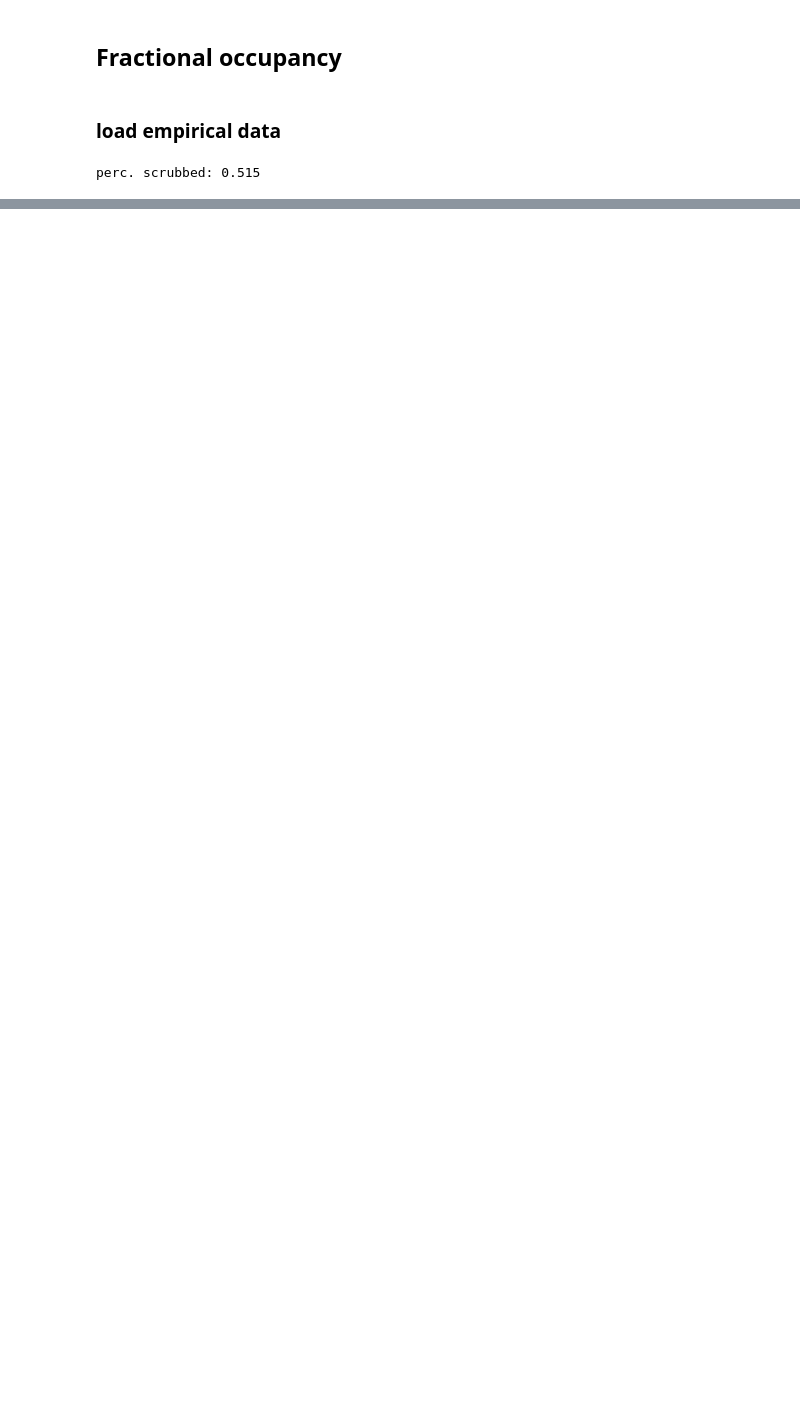
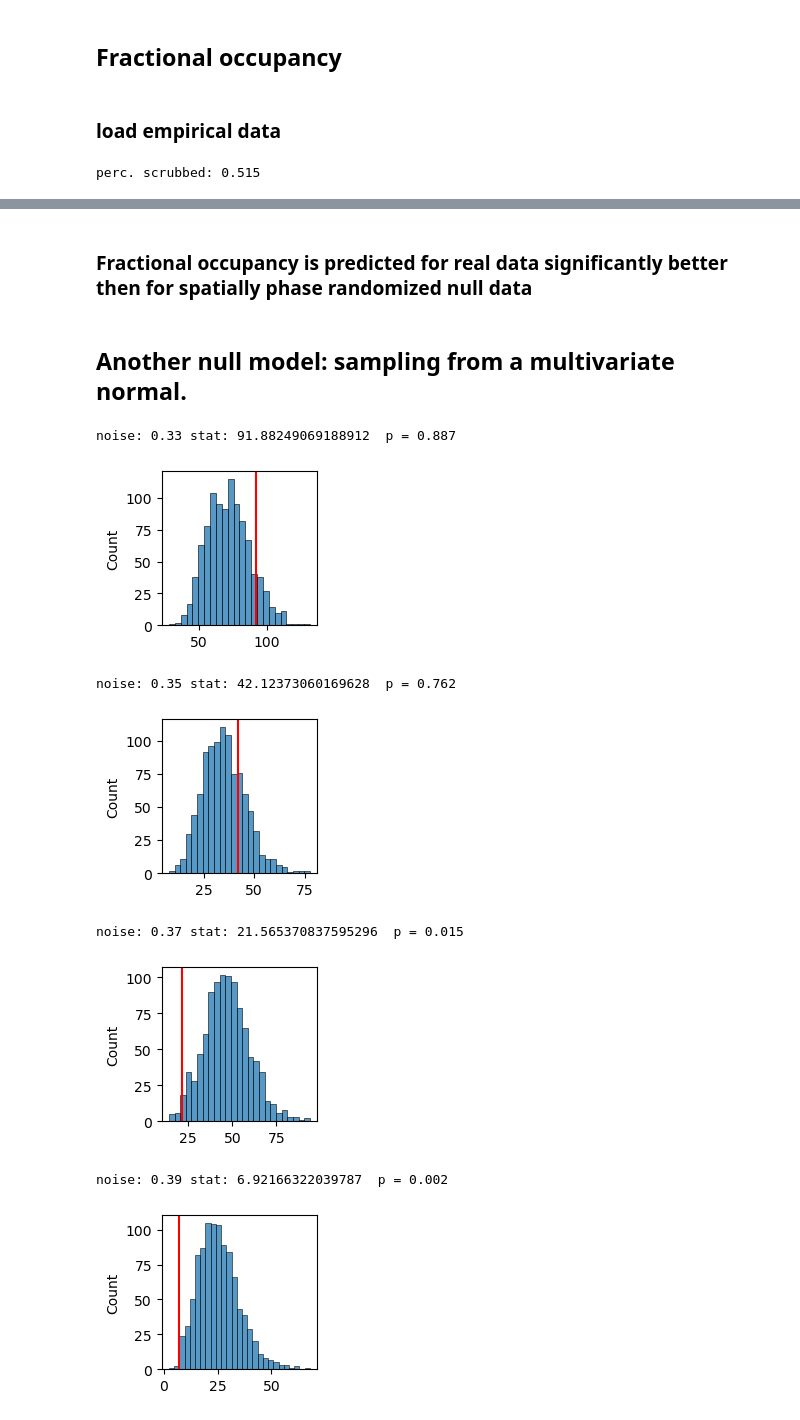
Before and after one commit to pni-lab/connattractor, a Jupyter notebook: notebooks/null_models.ipynb, the cells around one changed output, grey strips where cells are left out. Cells and saved outputs as stored; diff of their text form; code cells hidden in the pictures; blank space fills up the shorter version.

```diff
--- a/notebooks/null_models.ipynb
+++ b/notebooks/null_models.ipynb
@@ -132 +134,56 @@ noise: 0.39 stat: 6.897702779460083  p = 0.0
+# %% [markdown]
+### Fractional occupancy is predicted for real data significantly better then for spatially phase randomized null data
+# %% [markdown]
+## Another null model: sampling from a multivariate normal.
+# %%
+random = np.random.default_rng(42)
+
+connfile = '../data_in/ex_connectome_partial_correlation.csv'
+mtx = pd.read_csv(connfile).iloc[:, 1:]
+
+from scipy.stats import chisquare
+
+n_perm =1000
+
+for noise in [0.33, 0.35, 0.37, 0.39]:
+
+    # simulated
+    sim_states = hopfield_embeddings_all[noise].state_sample
+    sim_embedded = hopfield_embeddings_all[noise].embedding_model.transform(sim_states)[:, :2]
+    sim_attractor_states = hopfield_embeddings_all[noise].attractor_sample
+    label_sim, counts_sim = np.unique(sim_attractor_states, return_counts=True)
+
+    label_emp, counts_emp = np.unique(emp_attractor_labels[noise], return_counts=True)
+    true_test_stat = chisquare(counts_sim, counts_emp).statistic # the higher the stat the bigger the diff
+
+    # null distribution for simulated
+    test_stat_null = []
+    for i in range(n_perm):
+
+        all_ts_multivariate_normal = random.multivariate_normal(mean=np.repeat(0, mtx.shape[0]),
+                                                                cov=mtx.values,
+                                                                size=all_ts.shape[0])
+
+        embedded = hopfield_embeddings_all[noise].embedding_model.transform(all_ts_multivariate_normal)[:, :2]
+        # multivariate normal knows about the mean and std of the original distribution
+        # we must give equal chances: rescale it to have the same range as the fcHNN simulated data
+        embedded = (((embedded-np.mean(embedded)) / np.std(embedded)) * np.std(sim_embedded))+ np.mean(sim_embedded)
+        attractor_labels = hopfield_embeddings_all[noise].attractor_model.predict(embedded)
+        label_sim_null, counts_sim_null = np.unique(attractor_labels, return_counts=True)
+        test_stat_null.append(chisquare(counts_sim_null, counts_emp).statistic) # does this differ from empirical data?
+
+    plt.figure(figsize=(2,2))
+    sns.histplot(test_stat_null)
+    plt.axvline(true_test_stat, color='red')
+    print('noise:', noise, 'stat:', true_test_stat, ' p =', np.sum(np.array(test_stat_null) < true_test_stat) / n_perm)
+    plt.show()
+# %% [output]
+noise: 0.33 stat: 91.88249069188912  p = 0.887
+[figure, added]
+noise: 0.35 stat: 42.12373060169628  p = 0.762
+[figure, added]
+noise: 0.37 stat: 21.565370837595296  p = 0.015
+[figure, added]
+noise: 0.39 stat: 6.92166322039787  p = 0.002
+[figure, added]
 # %% [markdown]
```
Also changed, not shown: parts of 14 cells of this notebook, 6 other files.
